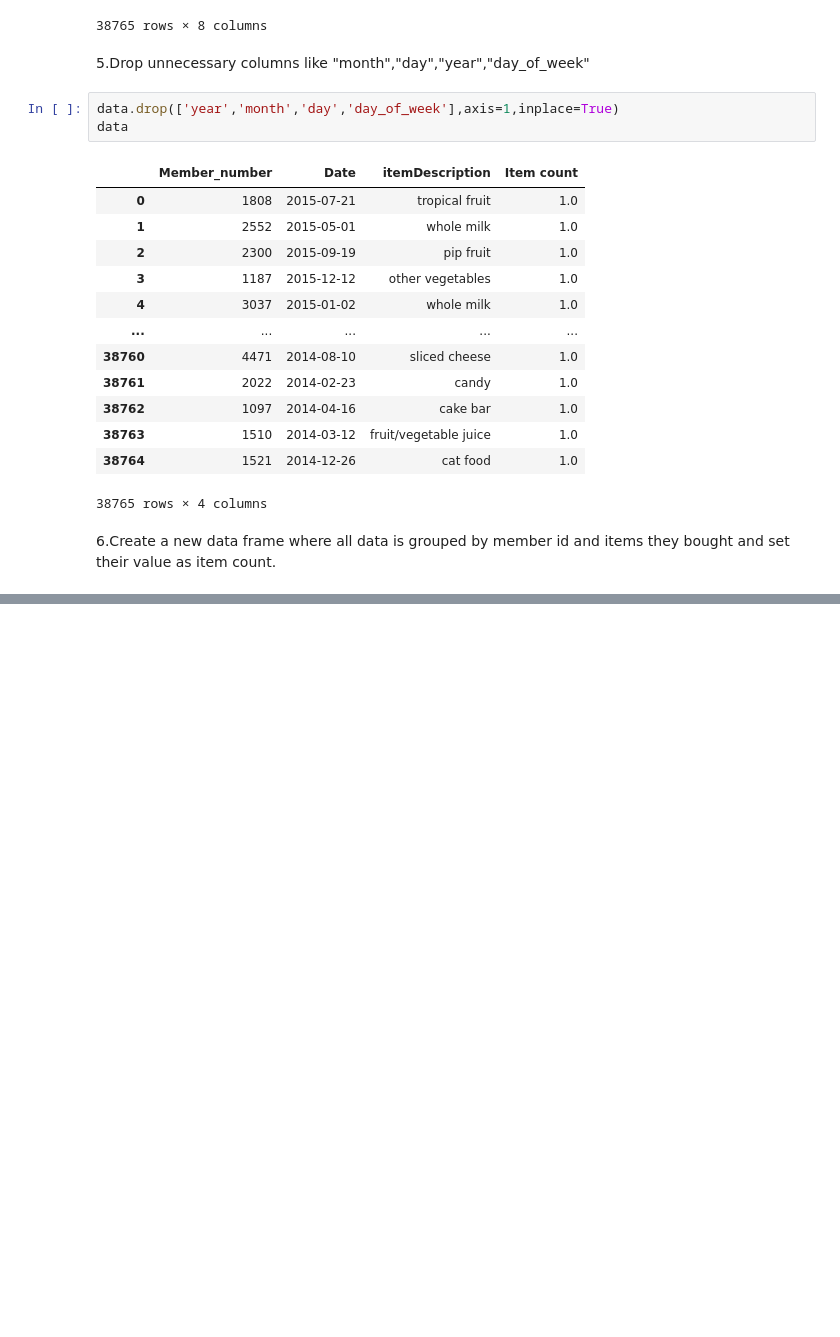
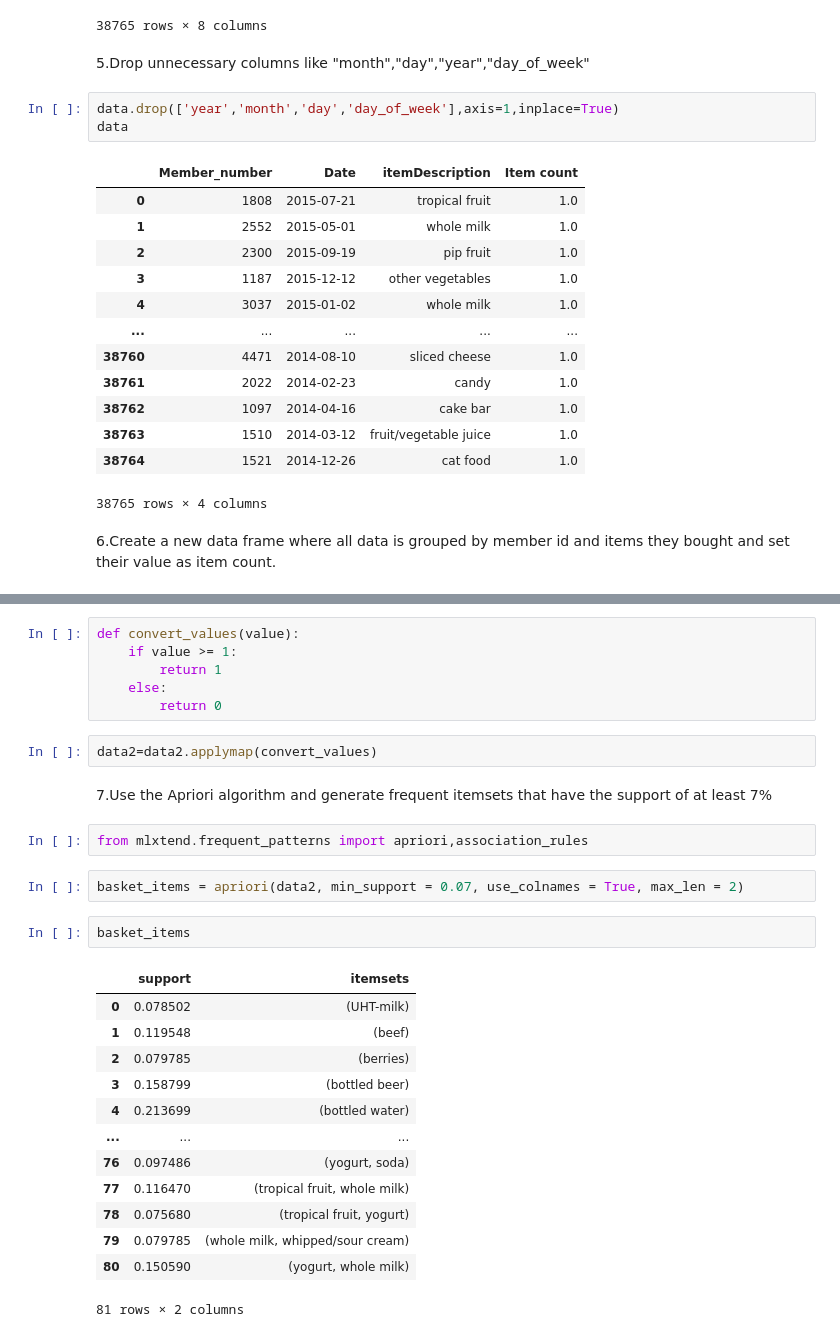
Before and after one commit to Shivam-Shane/Learnerhub, a Jupyter notebook: IPYTHON/Assignment 5.question 4.ipynb, the cells around one changed output, grey strips where cells are left out. Saved outputs shown, nothing was run; the diff lists cells and outputs as text; blank space fills up the shorter version.

```diff
--- a/IPYTHON/Assignment 5.question 4.ipynb
+++ b/IPYTHON/Assignment 5.question 4.ipynb
@@ -134,3 +134,33 @@ basket
 | 4999 | 0.0 | 0.0 | 0.0 | 0.0 | 0.0 | 0.0 | ... |
 | 5000 | 0.0 | 0.0 | 0.0 | 0.0 | 0.0 | 0.0 | ... |
 3898 rows × 167 columns
+# %%
+def convert_values(value):
+    if value >= 1:
+        return 1
+    else:
+        return 0
+# %%
+data2=data2.applymap(convert_values)
+# %% [markdown]
+7.Use the Apriori algorithm and generate frequent itemsets that have the support of at least 7%
+# %%
+from mlxtend.frequent_patterns import apriori,association_rules
+# %%
+basket_items = apriori(data2, min_support = 0.07, use_colnames = True, max_len = 2)
+# %%
+basket_items
+# %% [output]
+|  | support | itemsets |
+| 0 | 0.078502 | (UHT-milk) |
+| 1 | 0.119548 | (beef) |
+| 2 | 0.079785 | (berries) |
+| 3 | 0.158799 | (bottled beer) |
+| 4 | 0.213699 | (bottled water) |
+| ... | ... | ... |
+| 76 | 0.097486 | (yogurt, soda) |
+| 77 | 0.116470 | (tropical fruit, whole milk) |
+| 78 | 0.075680 | (tropical fruit, yogurt) |
+| 79 | 0.079785 | (whole milk, whipped/sour cream) |
+| 80 | 0.150590 | (yogurt, whole milk) |
+81 rows × 2 columns
```
Also changed, not shown: parts of 5 cells of this notebook.
